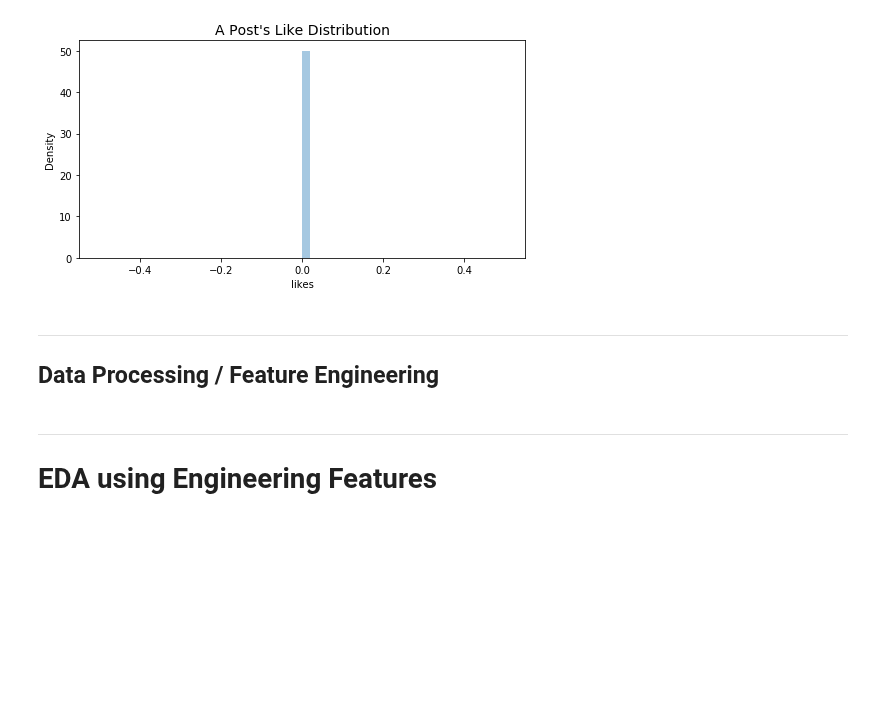
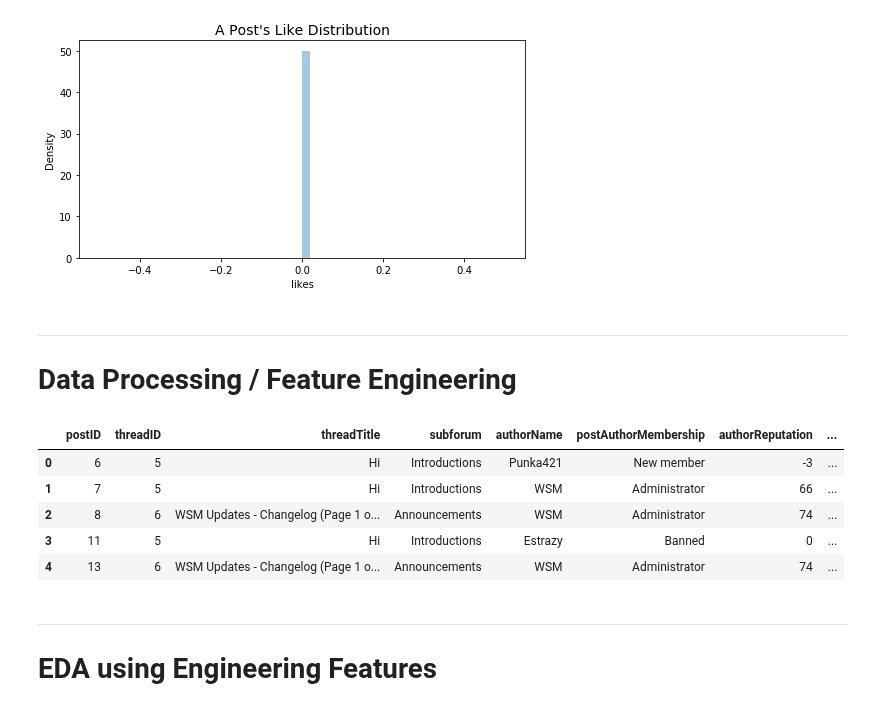
Before and after one commit to Morgan-Sell/darknet-economics, a Jupyter notebook: wallstreet_feat_eng_eda.ipynb, the cells around one changed output. Cells and saved outputs as stored; diff of their text form; code cells hidden in the pictures; blank space fills up the shorter version.

```diff
--- a/wallstreet_feat_eng_eda.ipynb
+++ b/wallstreet_feat_eng_eda.ipynb
@@ -283,7 +283,7 @@ ax.set_title("A Post's Like Distribution", fontsize=14);
 [figure]
 # %% [markdown]
 ---
-## Data Processing / Feature Engineering
+# Data Processing / Feature Engineering
 # %%
 # wsm = Wall Street Market
 addtl_stop_words = ['still', 'got', 'guy', 'say', 'still', 'thing', 'us', 'will', 'get', 'ok', 'we', 'please', 'would', 'could', 'im']
@@ -311,3 +314,12 @@ wallstreet_v2['processed_text'] = wallstreet_v2['contentWithHTMLTag'].apply(lamb
+# %%
+wallstreet_v2.head()
+# %% [output]
+|  | postID | threadID | threadTitle | subforum | authorName | postAuthorMembership | authorReputation | ... |
+| 0 | 6 | 5 | Hi | Introductions | Punka421 | New member | -3 | ... |
+| 1 | 7 | 5 | Hi | Introductions | WSM | Administrator | 66 | ... |
+| 2 | 8 | 6 | WSM Updates - Changelog (Page 1 o... | Announcements | WSM | Administrator | 74 | ... |
+| 3 | 11 | 5 | Hi | Introductions | Estrazy | Banned | 0 | ... |
+| 4 | 13 | 6 | WSM Updates - Changelog (Page 1 o... | Announcements | WSM | Administrator | 74 | ... |
 # %%
 wallstreet_v3.to_csv('data/wallstreet_master.csv', index=False)
 # %% [markdown]
```
Also changed, not shown: parts of 7 cells of this notebook, 2 other files.
